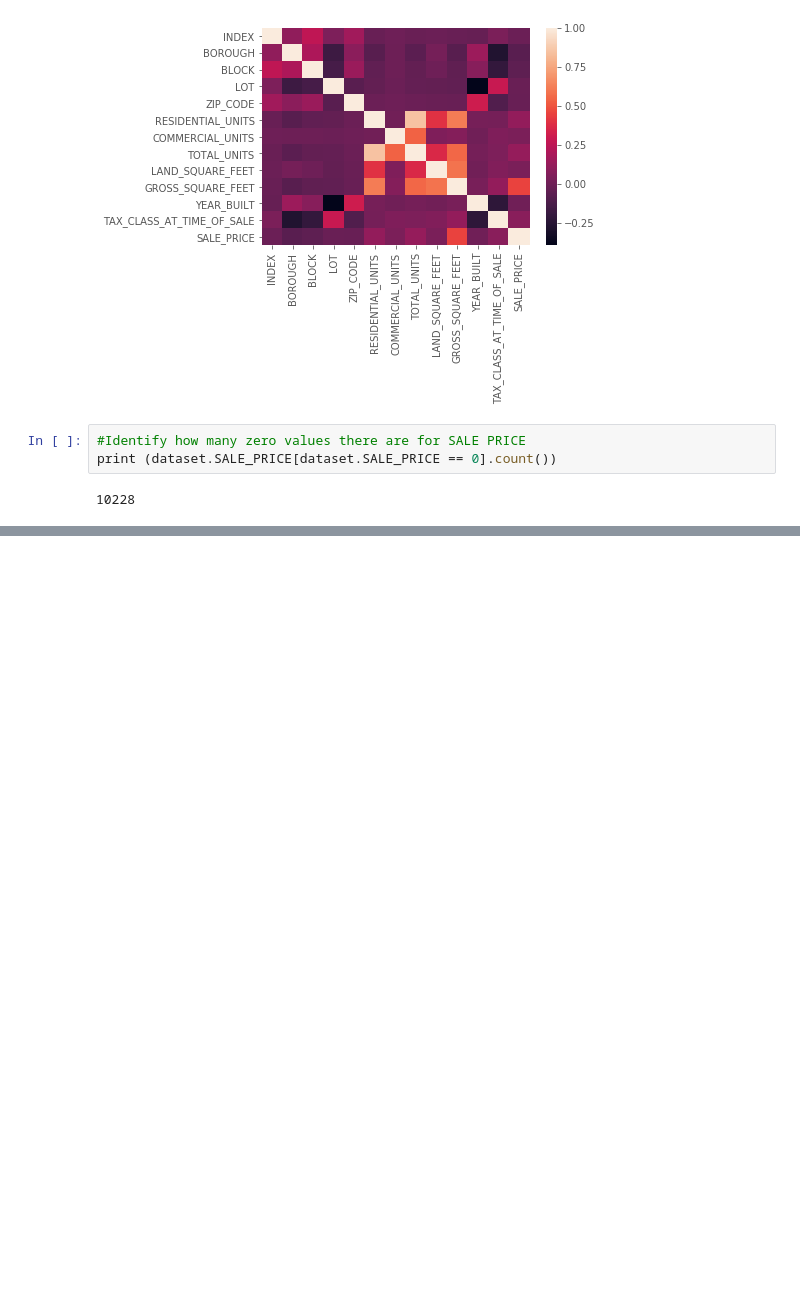
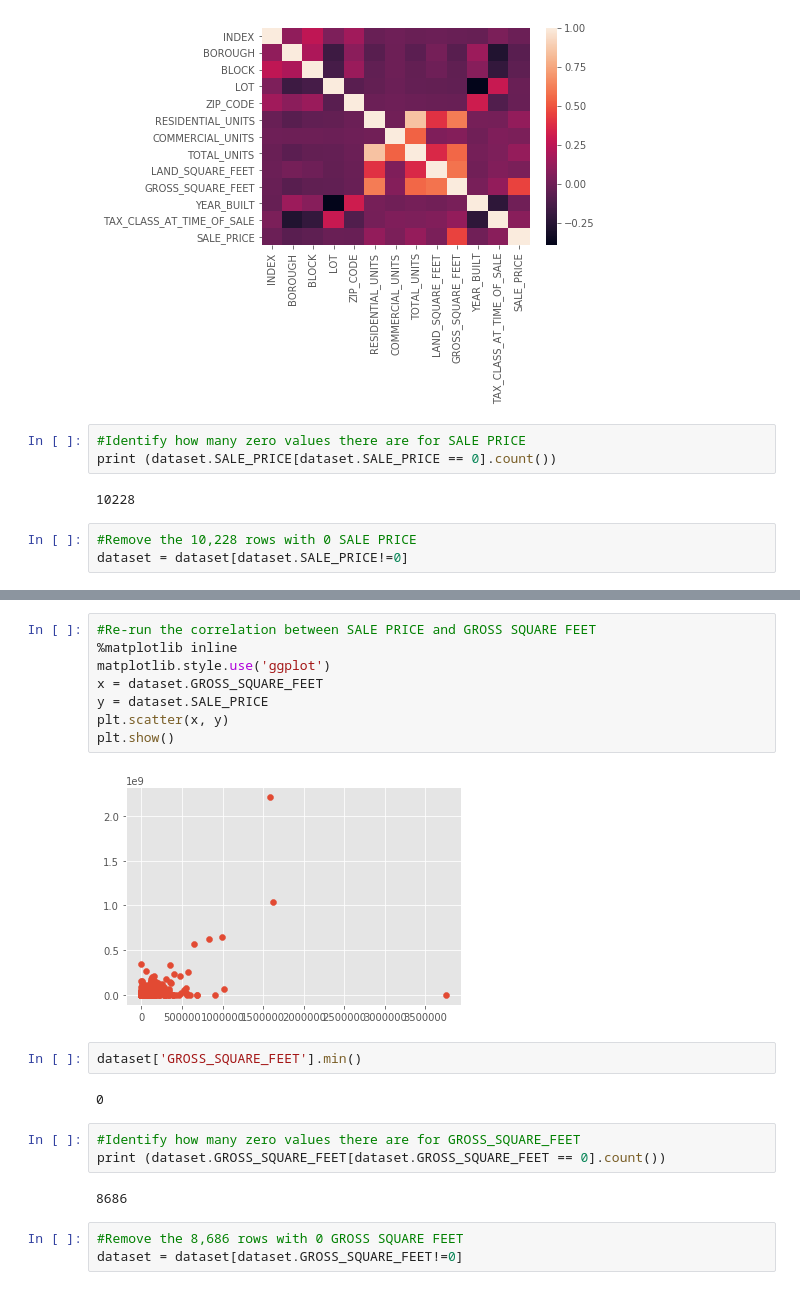
Before and after one commit to Lovem1/NEWYOIK, a Jupyter notebook: NYC Properties analysis.ipynb, the cells around one changed output, grey strips where cells are left out. Drawn from its saved outputs; the diff is of its cells as text; blank space fills up the shorter version.

```diff
--- a/NYC Properties analysis.ipynb
+++ b/NYC Properties analysis.ipynb
@@ -281,3 +281,6 @@ sns.heatmap(corr)
 print (dataset.SALE_PRICE[dataset.SALE_PRICE == 0].count())
 # %% [output]
 10228
+# %%
+#Remove the 10,228 rows with 0 SALE PRICE
+dataset = dataset[dataset.SALE_PRICE!=0]
@@ -283,0 +307,22 @@ print (dataset.SALE_PRICE[dataset.SALE_PRICE == 0].count())
+# %%
+#Re-run the correlation between SALE PRICE and GROSS SQUARE FEET
+%matplotlib inline
+matplotlib.style.use('ggplot')
+x = dataset.GROSS_SQUARE_FEET
+y = dataset.SALE_PRICE
+plt.scatter(x, y)
+plt.show()
+# %% [output]
+[figure, added]
+# %%
+dataset['GROSS_SQUARE_FEET'].min()
+# %% [output]
+0
+# %%
+#Identify how many zero values there are for GROSS_SQUARE_FEET
+print (dataset.GROSS_SQUARE_FEET[dataset.GROSS_SQUARE_FEET == 0].count())
+# %% [output]
+8686
+# %%
+#Remove the 8,686 rows with 0 GROSS SQUARE FEET
+dataset = dataset[dataset.GROSS_SQUARE_FEET!=0]
```
Also changed, not shown: parts of 17 cells of this notebook.
